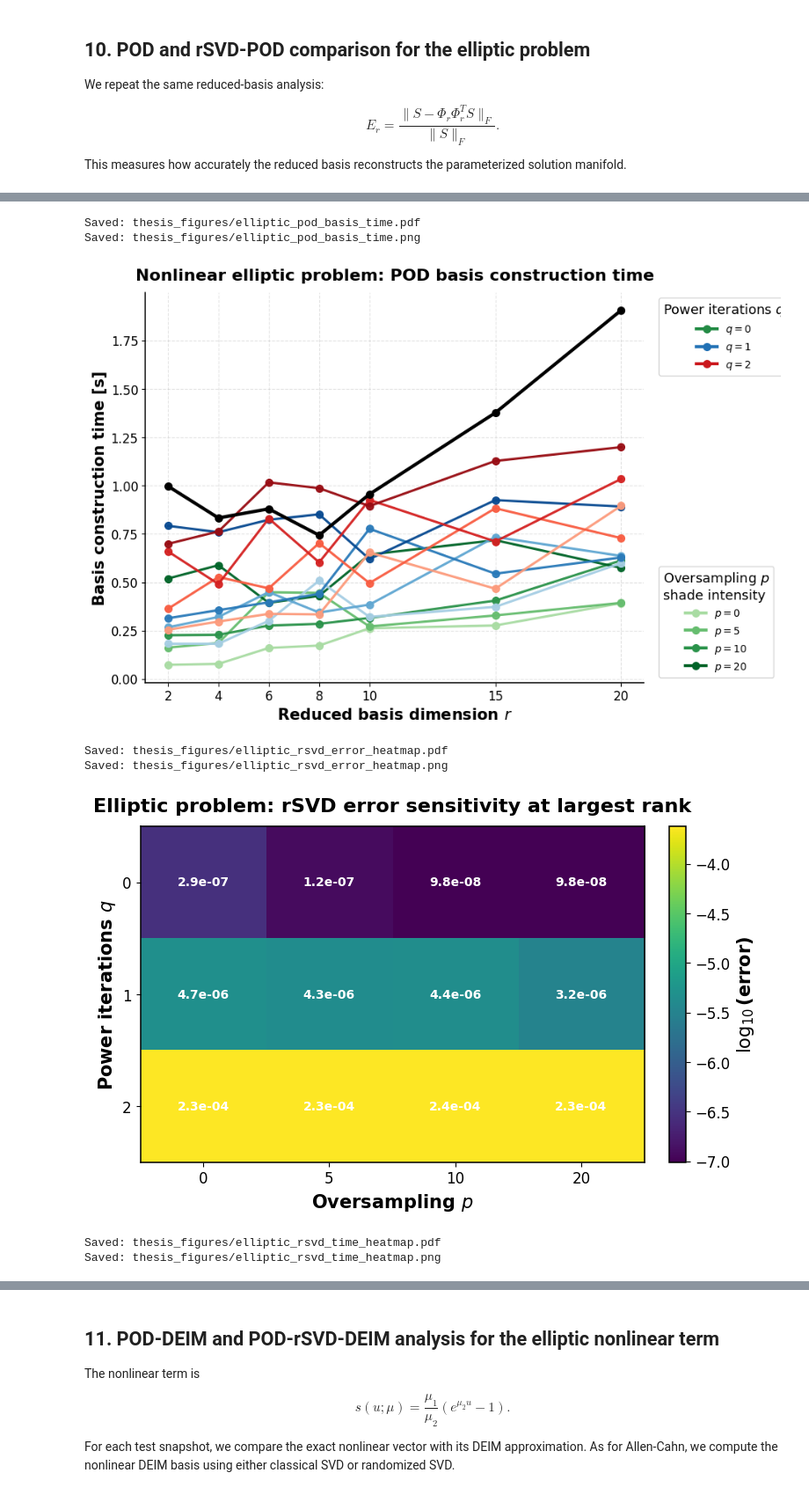
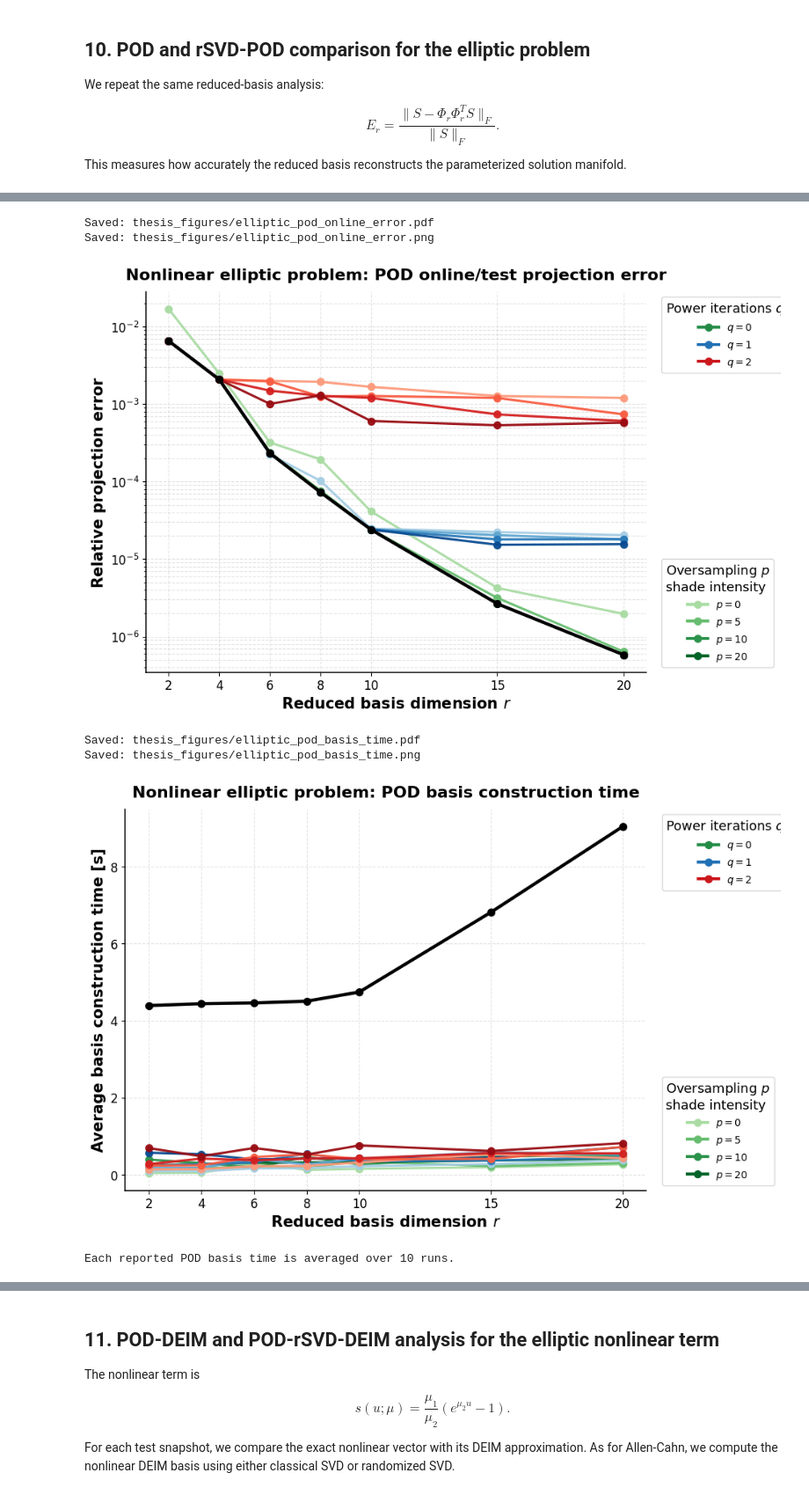
Before and after one commit to mich1803/rsvd-model-reduction, a Jupyter notebook: pde_model_reconstruction_pod_rsvd_deim_colab.ipynb, the cells around one changed output, grey strips where cells are left out. Shown at 88% size. Saved outputs shown, nothing was run; the diff lists cells and outputs as text; code cells hidden in the pictures.

```diff
--- a/pde_model_reconstruction_pod_rsvd_deim_colab.ipynb
+++ b/pde_model_reconstruction_pod_rsvd_deim_colab.ipynb
@@ -1788,8 +1585,24 @@ Each reported POD basis time is averaged over 10 runs.
 # %%
-plot_pod_errors(ell_results, "Nonlinear elliptic problem: POD projection error", filename="elliptic_pod_projection_error")
-plot_pod_times(ell_results, "Nonlinear elliptic problem: POD basis construction time", filename="elliptic_pod_basis_time")
-plot_rsvd_heatmap_at_rank(ell_results, rank=max(r_values_ell), quantity="error", title="Elliptic problem: rSVD error sensitivity at largest rank", filename="elliptic_rsvd_error_heatmap")
-plot_rsvd_heatmap_at_rank(ell_results, rank=max(r_values_ell), quantity="time", title="Elliptic problem: rSVD time sensitivity at largest rank", filename="elliptic_rsvd_time_heatmap")
+plot_pod_metric(
+    ell_results,
+    metric="offline_error",
+    title="Nonlinear elliptic problem: POD offline projection error",
+    filename="elliptic_pod_offline_error",
+)
+
+plot_pod_metric(
+    ell_results,
+    metric="online_error",
+    title="Nonlinear elliptic problem: POD online/test projection error",
+    filename="elliptic_pod_online_error",
+)
+
+
+plot_pod_time(
+    ell_results,
+    title="Nonlinear elliptic problem: POD basis construction time",
+    filename="elliptic_pod_basis_time",
+)
 
 print("Each reported POD basis time is averaged over", N_EXPERIMENT_REPEATS, "runs.")
 # %% [output]
@@ -1799,8 +1612,7 @@ Saved: thesis_figures/elliptic_pod_projection_error.png
-Saved: thesis_figures/elliptic_pod_basis_time.pdf
-Saved: thesis_figures/elliptic_pod_basis_time.png
+Saved: thesis_figures/elliptic_pod_online_error.pdf
+Saved: thesis_figures/elliptic_pod_online_error.png
-[figure, old version]
+[figure, new version]
-Saved: thesis_figures/elliptic_rsvd_error_heatmap.pdf
-Saved: thesis_figures/elliptic_rsvd_error_heatmap.png
+Saved: thesis_figures/elliptic_pod_basis_time.pdf
+Saved: thesis_figures/elliptic_pod_basis_time.png
-[figure, old version]
+[figure, new version]
-Saved: thesis_figures/elliptic_rsvd_time_heatmap.pdf
-Saved: thesis_figures/elliptic_rsvd_time_heatmap.png
+Each reported POD basis time is averaged over 10 runs.
```
Also changed, not shown: parts of 20 cells of this notebook, 22 other files.
